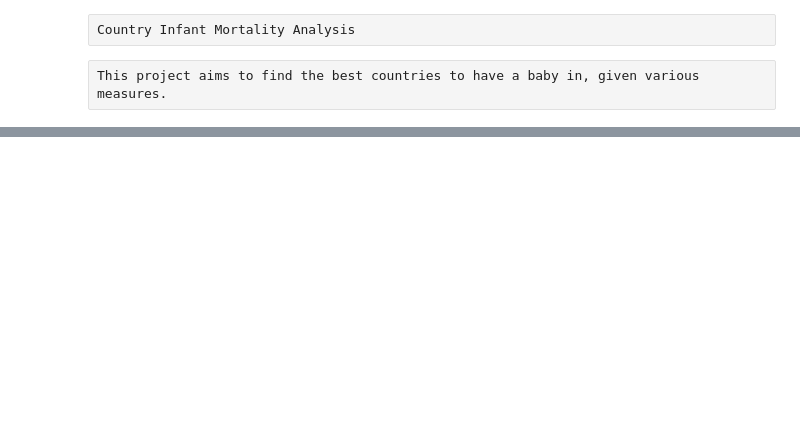
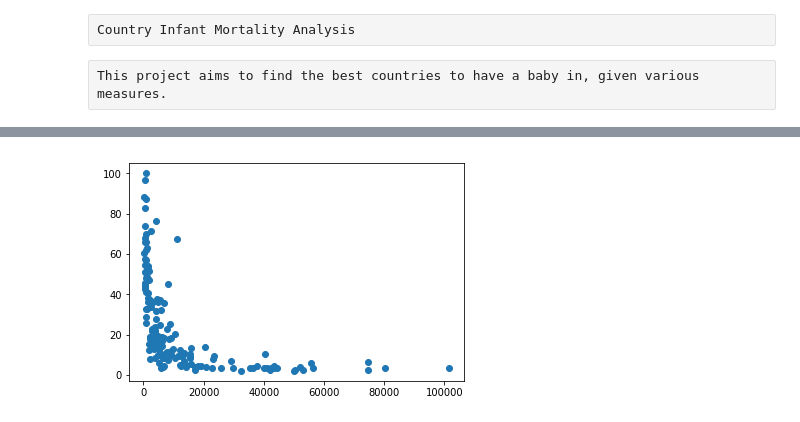
Before and after one commit to JoshuaLau/CurrencyDrain, a Jupyter notebook: plot.ipynb, the cells around one changed output, grey strips where cells are left out. Cells and saved outputs as stored; diff of their text form; code cells hidden in the pictures; blank space fills up the shorter version.

```diff
--- a/plot.ipynb
+++ b/plot.ipynb
@@ -81,0 +58,5 @@ population
+# %%
+mlp.scatter(data.GDPPC, data.infantMortality)
+mlp.show()
+# %% [output]
+[figure, added]
```
Also changed, not shown: parts of 8 cells of this notebook, 2 other files.
